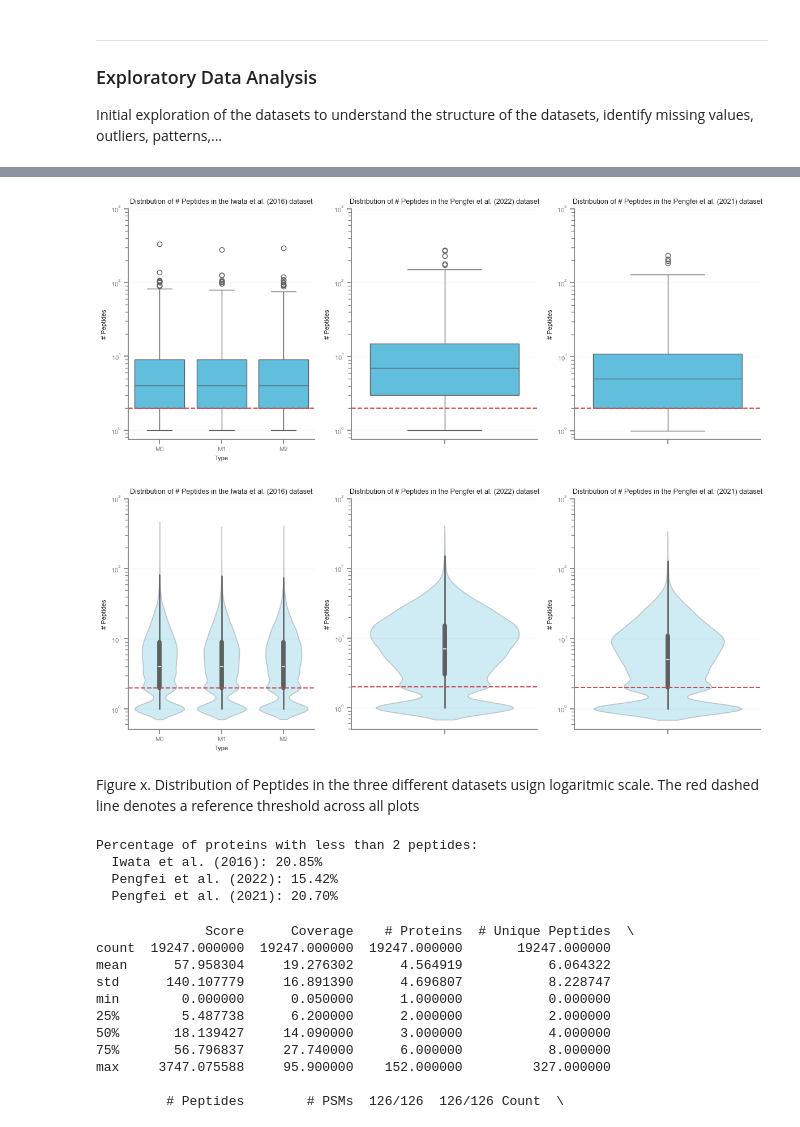
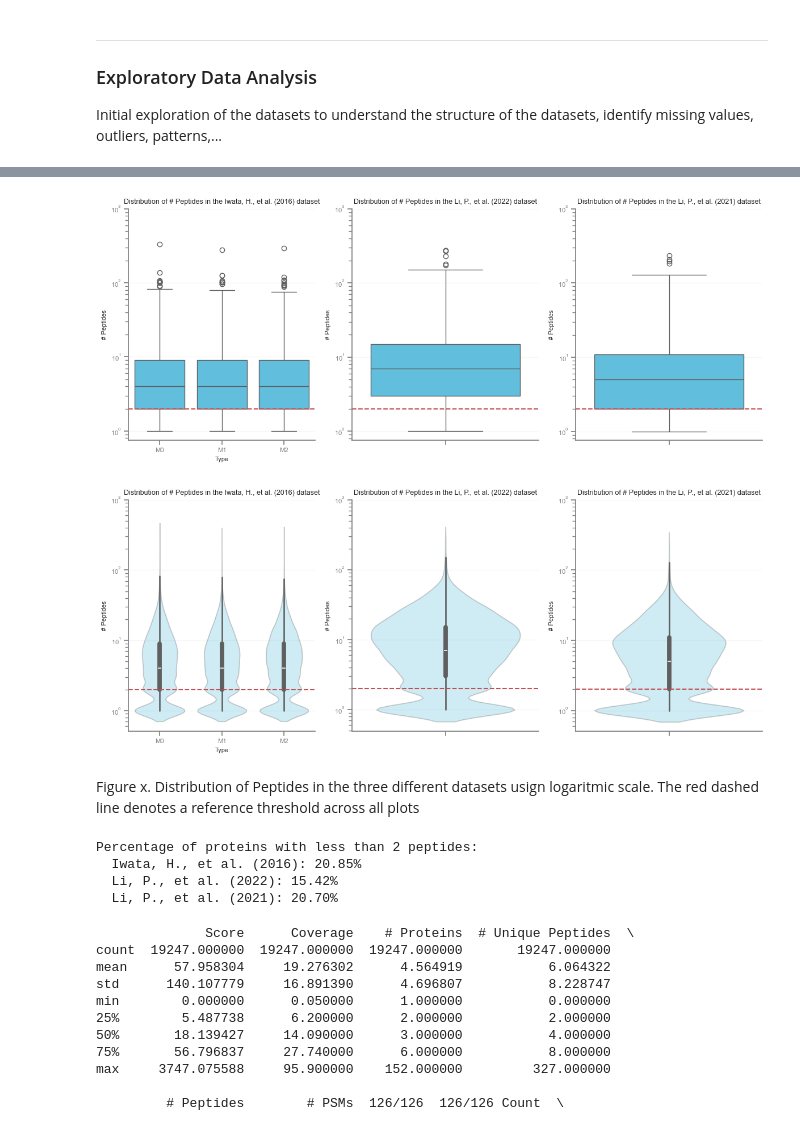
Before and after one commit to powwowath/pyMSpro, a Jupyter notebook: 00_workflow_META-ANALYSIS.ipynb, the cells around one changed output, grey strips where cells are left out. Drawn from its saved outputs; the diff is of its cells as text; code cells hidden in the pictures.

```diff
--- a/00_workflow_META-ANALYSIS.ipynb
+++ b/00_workflow_META-ANALYSIS.ipynb
@@ -453,30 +463,30 @@ Null values in the datasets
 # %%
 # Boxplot of the # Peptides for each dataset
 fig, ax = plt.subplots(1, 3, figsize=(12, 5))
 sns.boxplot(data=df_2016_iwata, x="Type", y="# Peptides", ax=ax[0], log_scale=True)
 sns.boxplot(data=df_2022_pengfei, y="# Peptides", ax=ax[1], log_scale=True)
 sns.boxplot(data=df_2021_pengfei, y="# Peptides", ax=ax[2], log_scale=True)
-ax[0].set_title("Distribution of # Peptides in the Iwata et al. (2016) dataset")
-ax[1].set_title("Distribution of # Peptides in the Pengfei et al. (2022) dataset")
-ax[2].set_title("Distribution of # Peptides in the Pengfei et al. (2021) dataset")
+ax[0].set_title("Distribution of # Peptides in the Iwata, H., et al. (2016) dataset")
+ax[1].set_title("Distribution of # Peptides in the Li, P., et al. (2022) dataset")
+ax[2].set_title("Distribution of # Peptides in the Li, P., et al. (2021) dataset")
 
 for a in ax:
     a.axhline(y=MIN_NUM_PEPTIDE_THRESHOLD, color='r', linestyle='--')
     a.set_ylim([0, 1000])
 
 plt.tight_layout()
 plt.show()
 # %% [output]
-[figure, old version]
+[figure, new version]
 # %%
 # same with violin plots
 fig, ax = plt.subplots(1, 3, figsize=(12, 5))
 sns.violinplot(data=df_2016_iwata, x="Type", y="# Peptides", ax=ax[0], log_scale=True, alpha=0.3)
 sns.violinplot(data=df_2022_pengfei, y="# Peptides", ax=ax[1], log_scale=True, alpha=0.3)
 sns.violinplot(data=df_2021_pengfei, y="# Peptides", ax=ax[2], log_scale=True, alpha=0.3)
-ax[0].set_title("Distribution of # Peptides in the Iwata et al. (2016) dataset")
-ax[1].set_title("Distribution of # Peptides in the Pengfei et al. (2022) dataset")
-ax[2].set_title("Distribution of # Peptides in the Pengfei et al. (2021) dataset")
+ax[0].set_title("Distribution of # Peptides in the Iwata, H., et al. (2016) dataset")
+ax[1].set_title("Distribution of # Peptides in the Li, P., et al. (2022) dataset")
+ax[2].set_title("Distribution of # Peptides in the Li, P., et al. (2021) dataset")
 # Add a horizontal line at the threshold
 for a in ax:
     a.axhline(y=MIN_NUM_PEPTIDE_THRESHOLD, color='r', linestyle='--')
@@ -485,23 +495,23 @@ for a in ax:
 plt.tight_layout()
 plt.show()
 # %% [output]
-[figure, old version]
+[figure, new version]
 # %% [markdown]
 Figure x. Distribution of Peptides in the three different datasets usign logaritmic scale. The red dashed line denotes a reference threshold across all plots
 # %%
 print(f"Percentage of proteins with less than {MIN_NUM_PEPTIDE_THRESHOLD} peptides:")
 
 pct_iwata = (df_2016_iwata["# Peptides"] < MIN_NUM_PEPTIDE_THRESHOLD).sum() / df_2016_iwata.shape[0] * 100
-print(f"  Iwata et al. (2016): {pct_iwata:.2f}%")
+print(f"  Iwata, H., et al. (2016): {pct_iwata:.2f}%")
 pct_pengfei = (df_2022_pengfei["# Peptides"] < MIN_NUM_PEPTIDE_THRESHOLD).sum() / df_2022_pengfei.shape[0] * 100
-print(f"  Pengfei et al. (2022): {pct_pengfei:.2f}%")
+print(f"  Li, P., et al. (2022): {pct_pengfei:.2f}%")
 pct_pengfei = (df_2021_pengfei["# Peptides"] < MIN_NUM_PEPTIDE_THRESHOLD).sum() / df_2021_pengfei.shape[0] * 100
-print(f"  Pengfei et al. (2021): {pct_pengfei:.2f}%")
+print(f"  Li, P., et al. (2021): {pct_pengfei:.2f}%")
 # %% [output]
 Percentage of proteins with less than 2 peptides:
-  Iwata et al. (2016): 20.85%
-  Pengfei et al. (2022): 15.42%
-  Pengfei et al. (2021): 20.70%
+  Iwata, H., et al. (2016): 20.85%
+  Li, P., et al. (2022): 15.42%
+  Li, P., et al. (2021): 20.70%
 # %%
 print(df_2016_iwata.describe())
 print(df_2022_pengfei.describe())
```
Also changed, not shown: parts of 61 cells of this notebook, 1 other file.
